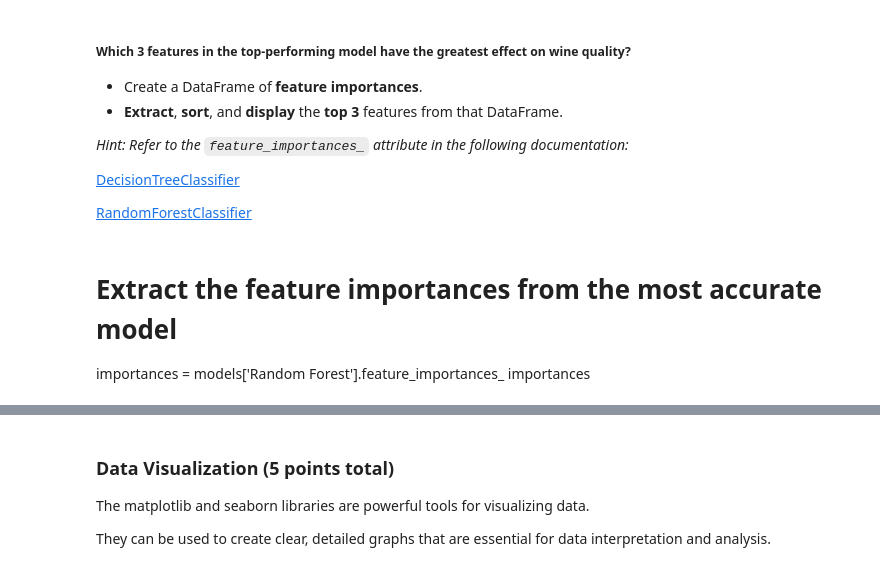
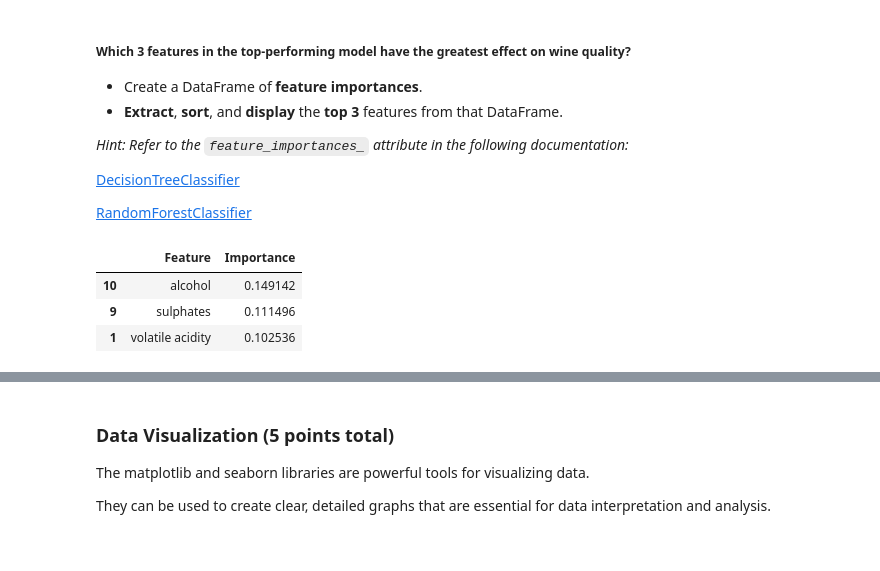
Before and after one commit to bl25845/DATA602_FardinaAlam, a Jupyter notebook: HW4/DATA_602_Homework_4_Part1_Classification.ipynb, the cells around one changed output, grey strips where cells are left out. Saved outputs shown, nothing was run; the diff lists cells and outputs as text; code cells hidden in the pictures.

```diff
--- a/HW4/DATA_602_Homework_4_Part1_Classification.ipynb
+++ b/HW4/DATA_602_Homework_4_Part1_Classification.ipynb
@@ -232,10 +249,20 @@ ANSWER HERE:
 [DecisionTreeClassifier](https://scikit-learn.org/stable/modules/generated/sklearn.tree.DecisionTreeClassifier.html#sklearn.tree.DecisionTreeClassifier.feature_importances_)
 
 [RandomForestClassifier](https://scikit-learn.org/stable/modules/generated/sklearn.ensemble.RandomForestClassifier.html#sklearn.ensemble.RandomForestClassifier.feature_importances_)
-# %% [markdown]
-# Extract the feature importances from the most accurate model
-importances = models['Random Forest'].feature_importances_
-importances
+# %%
+# Extract the feature importances from the most accurate model
+feature_importance = pd.DataFrame({
+    'Feature': X_train.columns,
+    'Importance': models['Random Forest'].feature_importances_
+})
+
+feature_importance.sort_values(by='Importance', ascending=False, inplace=True)
+feature_importance.head(3)
+# %% [output]
+|  | Feature | Importance |
+| 10 | alcohol | 0.149142 |
+| 9 | sulphates | 0.111496 |
+| 1 | volatile acidity | 0.102536 |
 # %% [markdown]
 **Congratulations, you have been promoted!**
 
```
Also changed, not shown: parts of 7 cells of this notebook.
